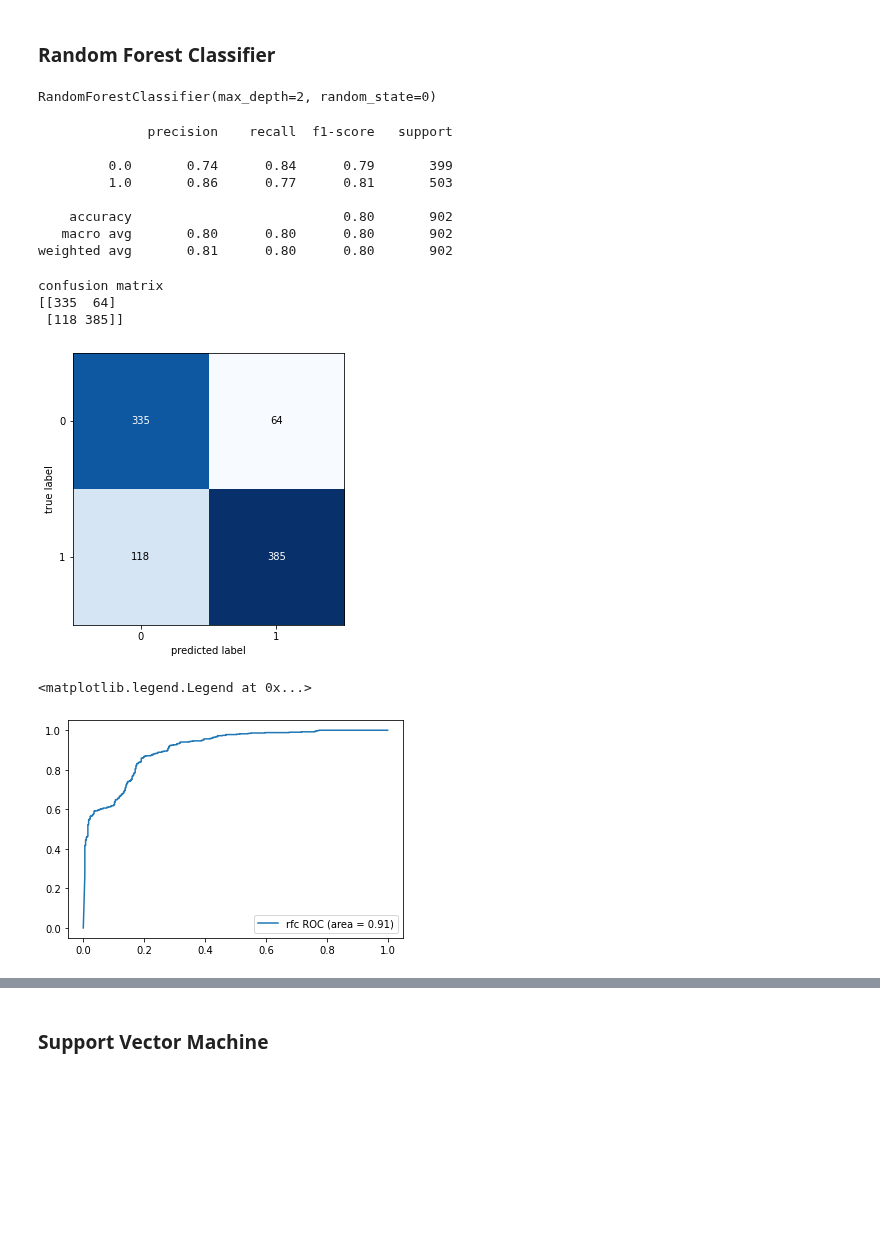
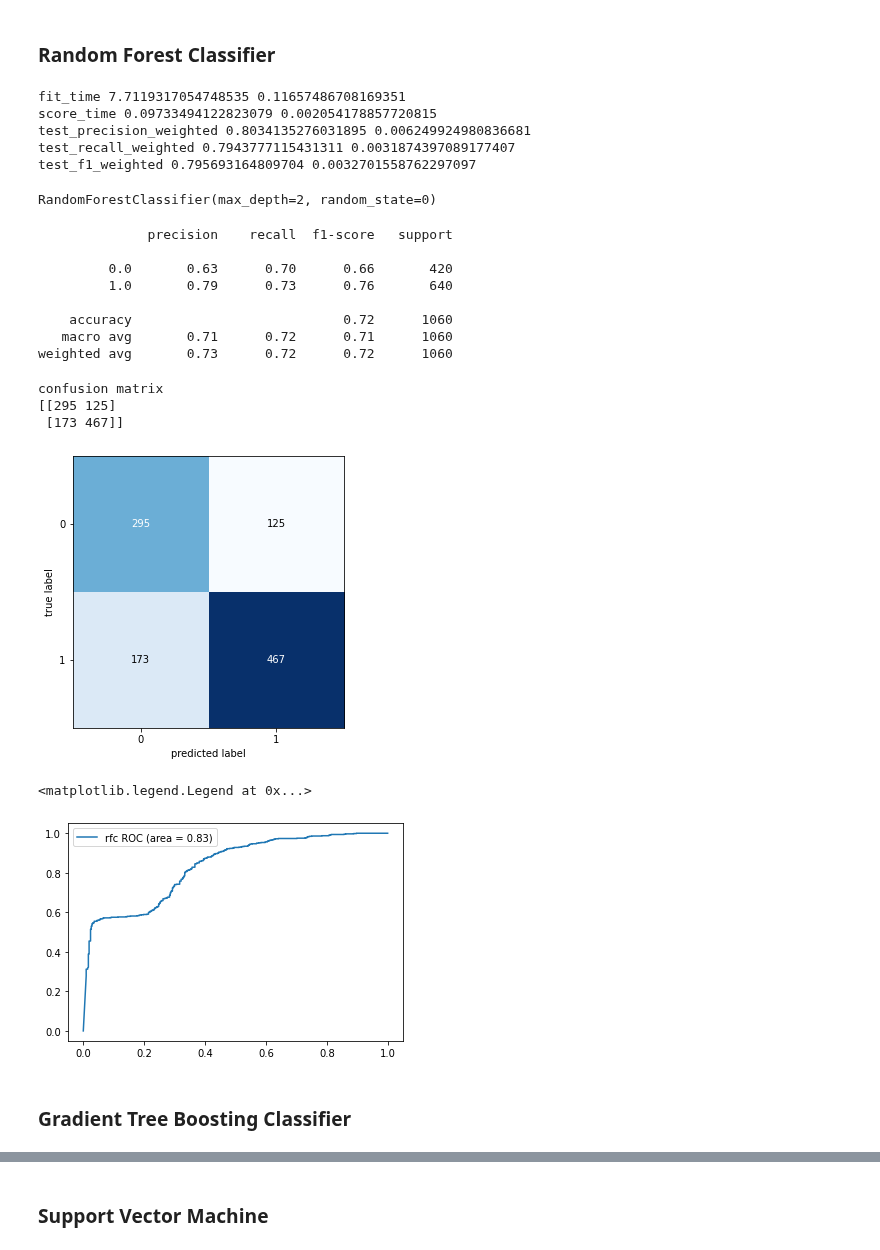
Before and after one commit to erotavlas/machine-learning, a Jupyter notebook: IBMAdvancedDataScience_Capstone/IBMAdvancedDataScience_Capstone_Incomplete.ipynb, the cells around one changed output, grey strips where cells are left out. Drawn from its saved outputs; the diff is of its cells as text; code cells hidden in the pictures; blank space fills up the shorter version.

```diff
--- a/IBMAdvancedDataScience_Capstone/IBMAdvancedDataScience_Capstone_Incomplete.ipynb
+++ b/IBMAdvancedDataScience_Capstone/IBMAdvancedDataScience_Capstone_Incomplete.ipynb
@@ -805,4 +806,3 @@ for inputs,outputs in tqdm(test_set):
 roc = {}
 # %%
 clf_baseline = DummyClassifier(strategy="stratified")
-clf_baseline.fit(x_tr, y_tr)
@@ -863,42 +892,55 @@ plt.legend(loc=0)
 ### Random Forest Classifier
 # %%
 clf_randomforest = RandomForestClassifier(max_depth=2, random_state=0)
+# %%
+scoring = ['precision_weighted', 'recall_weighted', 'f1_weighted']
+scores = cross_validate(clf_randomforest, x_tr+x_val, y_tr+y_val, scoring=scoring, cv=3)
+for key, value in scores.items():
+    print(key, value.mean(), value.std())
+# %% [output]
+fit_time 7.7119317054748535 0.11657486708169351
+score_time 0.09733494122823079 0.002054178857720815
+test_precision_weighted 0.8034135276031895 0.006249924980836681
+test_recall_weighted 0.7943777115431311 0.0031874397089177407
+test_f1_weighted 0.795693164809704 0.0032701558762297097
 # %%
-clf_randomforest.fit(x_tr, y_tr)
+clf_randomforest.fit(x_tr + x_val, y_tr + y_val)
 # %% [output]
 RandomForestClassifier(max_depth=2, random_state=0)
 # %%
-pred_randomforest = clf_randomforest.predict_proba(x_val)
+pred_randomforest = clf_randomforest.predict_proba(x_test)
 # %%
-print(classification_report(y_val, np.argmax(pred_randomforest, axis=1)))
+print(classification_report(y_test, np.argmax(pred_randomforest, axis=1)))
 # %% [output]
               precision    recall  f1-score   support
 
-         0.0       0.74      0.84      0.79       399
-         1.0       0.86      0.77      0.81       503
+         0.0       0.63      0.70      0.66       420
+         1.0       0.79      0.73      0.76       640
 
-    accuracy                           0.80       902
-   macro avg       0.80      0.80      0.80       902
-weighted avg       0.81      0.80      0.80       902
+    accuracy                           0.72      1060
+   macro avg       0.71      0.72      0.71      1060
+weighted avg       0.73      0.72      0.72      1060
 # %%
-CM_rfc = confusion_matrix(validation_set.classes, np.argmax(pred_randomforest, axis=1))
+CM_rfc = confusion_matrix(test_set.classes, np.argmax(pred_randomforest, axis=1))
 print("confusion matrix")
 print(CM_rfc)
 
 fig, ax = plot_confusion_matrix(conf_mat=CM_rfc ,  figsize=(5, 5))
 plt.show()
 # %% [output]
 confusion matrix
-[[335  64]
- [118 385]]
+[[295 125]
+ [173 467]]
-[figure, old version]
+[figure, new version]
 # %%
-fpr, tpr, thresholds = metrics.roc_curve(y_val, pred_randomforest[:,1])
-auc = metrics.roc_auc_score(y_val,pred_randomforest[:,1])
+fpr, tpr, thresholds = metrics.roc_curve(y_test, pred_randomforest[:,1])
+auc = metrics.roc_auc_score(y_test, pred_randomforest[:,1])
 roc['random forest'] = [fpr,tpr,auc]
 
 plt.plot(fpr, tpr, label='%s ROC (area = %0.2f)' % ('rfc', auc))
 plt.legend(loc=0)
 # %% [output]
 <matplotlib.legend.Legend at 0x...>
-[figure, old version]
+[figure, new version]
+# %% [markdown]
+### Gradient Tree Boosting Classifier
```
Also changed, not shown: parts of 44 cells of this notebook.
